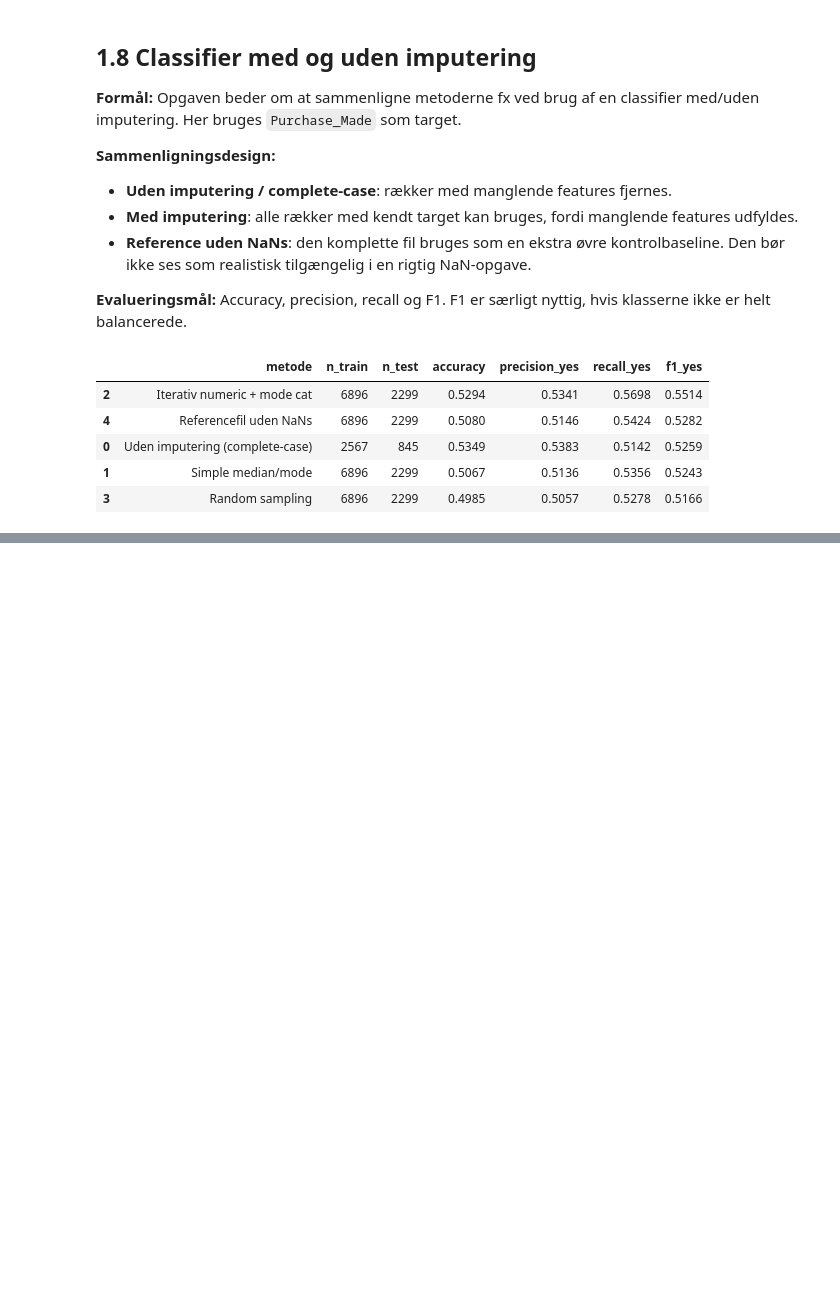
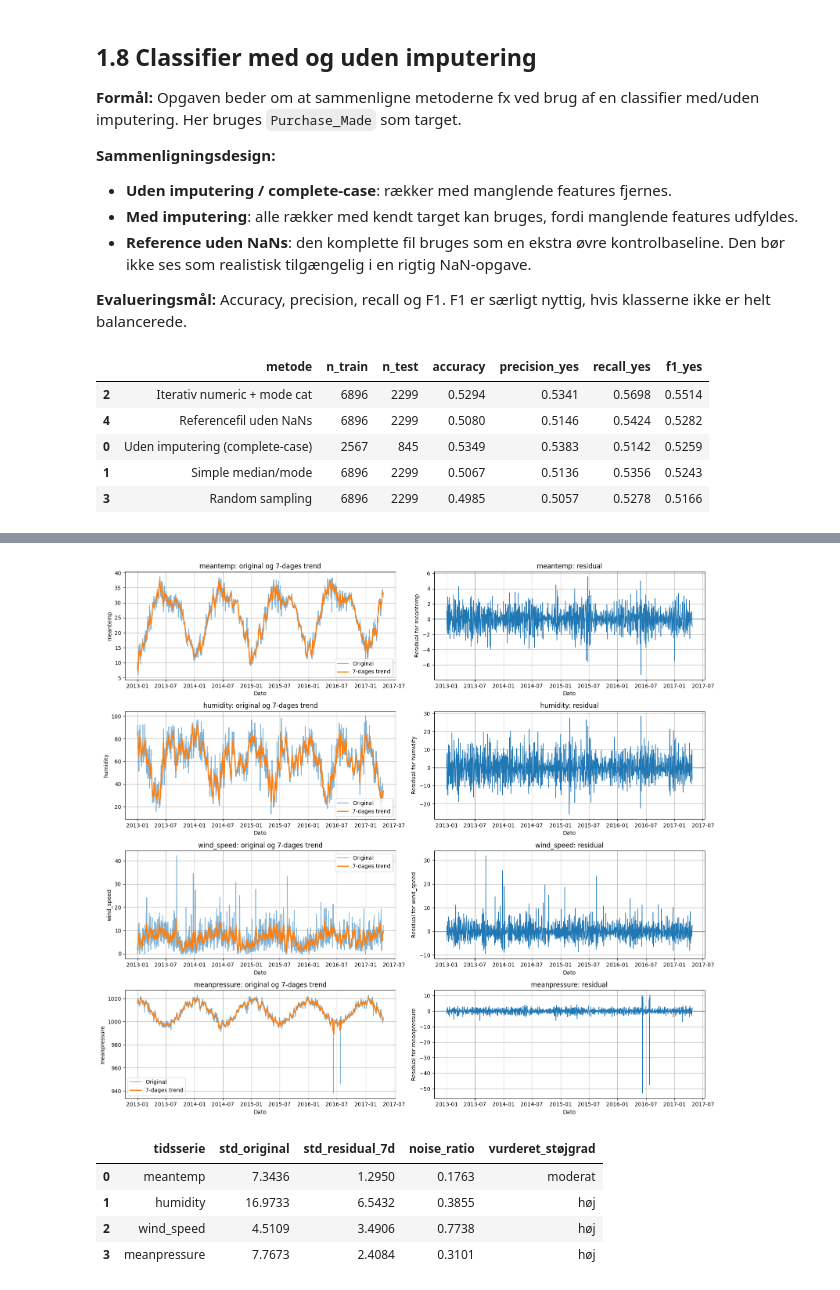
Before and after one commit to Ziabo1/AI-og-Data-Miniprojekt1, a Jupyter notebook: Samlet_miniprojekt_AI_og_Data.ipynb, the cells around one changed output, grey strips where cells are left out. Drawn from its saved outputs; the diff is of its cells as text; code cells hidden in the pictures; blank space fills up the shorter version.

```diff
--- a/Samlet_miniprojekt_AI_og_Data.ipynb
+++ b/Samlet_miniprojekt_AI_og_Data.ipynb
@@ -610,0 +906,46 @@ display(classifier_results.round(4))
+# %%
+noise_window = 7
+noise_rows = []
+
+fig, axes = plt.subplots(len(numeric_cols_climate), 2, figsize=(16, 3.6 * len(numeric_cols_climate)), sharex=False)
+if len(numeric_cols_climate) == 1:
+    axes = np.array([axes])
+
+for i, col in enumerate(numeric_cols_climate):
+    s = climate_clean[col]
+    trend = s.rolling(window=noise_window, center=True, min_periods=1).mean()
+    residual = s - trend
+    ratio = residual.std() / s.std()
+    label = "lav" if ratio < 0.15 else ("moderat" if ratio < 0.30 else "høj")
+    noise_rows.append({
+        "tidsserie": col,
+        "std_original": s.std(),
+        "std_residual_7d": residual.std(),
+        "noise_ratio": ratio,
+        "vurderet_støjgrad": label
+    })
+    axes[i, 0].plot(climate_clean["date"], s, label="Original", alpha=0.55)
+    axes[i, 0].plot(climate_clean["date"], trend, label="7-dages trend", linewidth=2)
+    axes[i, 0].set_xlabel("Dato")
+    axes[i, 0].set_ylabel(f"{col}")
+    axes[i, 0].set_title(f"{col}: original og 7-dages trend")
+    axes[i, 0].legend()
+    axes[i, 1].plot(climate_clean["date"], residual, linewidth=1)
+    axes[i, 1].axhline(0, linewidth=1)
+    axes[i, 1].set_xlabel("Dato")
+    axes[i, 1].set_ylabel(f"Residual for {col}")
+    axes[i, 1].set_title(f"{col}: residual")
+
+plt.tight_layout()
+plt.show()
+plt.close("all")
+
+noise_summary = pd.DataFrame(noise_rows)
+display(noise_summary.round(4))
+# %% [output]
+[figure, added]
+|  | tidsserie | std_original | std_residual_7d | noise_ratio | vurderet_støjgrad |
+| 0 | meantemp | 7.3436 | 1.2950 | 0.1763 | moderat |
+| 1 | humidity | 16.9733 | 6.5432 | 0.3855 | høj |
+| 2 | wind_speed | 4.5109 | 3.4906 | 0.7738 | høj |
+| 3 | meanpressure | 7.7673 | 2.4084 | 0.3101 | høj |
```
Also changed, not shown: parts of 21 cells of this notebook, 1 other file.
